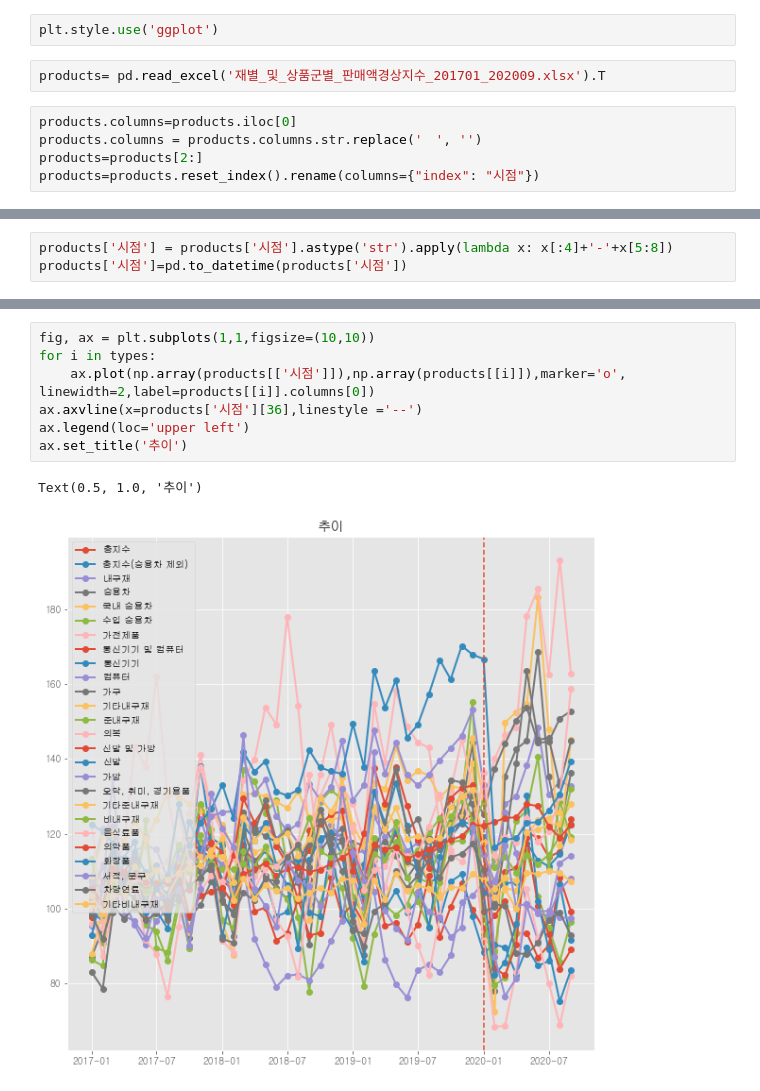
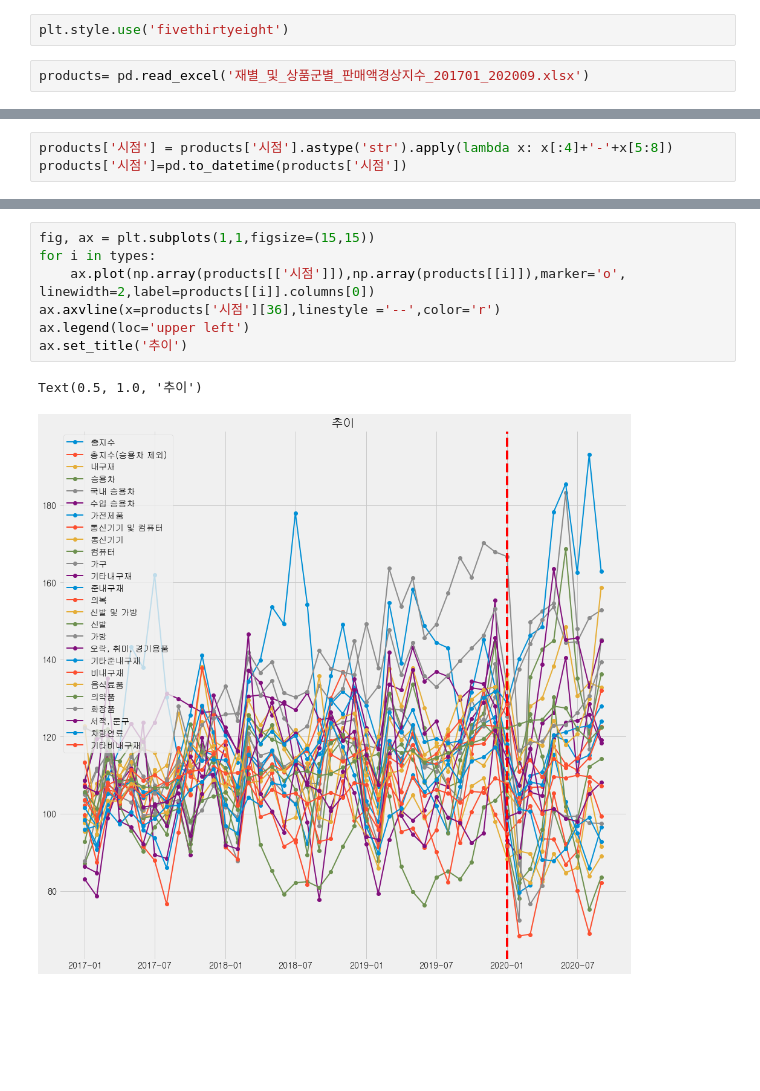
Before and after one commit to BaeHyungjun/TeamFPB, a Jupyter notebook: 강민석/상품군별.ipynb, the cells around one changed output, grey strips where cells are left out. Saved outputs shown, nothing was run; the diff lists cells and outputs as text; blank space fills up the shorter version.

```diff
--- a/강민석/상품군별.ipynb
+++ b/강민석/상품군별.ipynb
@@ -12,11 +12,6 @@ import warnings
 warnings.filterwarnings('ignore')
 import datetime as dt
 # %%
-plt.style.use('ggplot')
+plt.style.use('fivethirtyeight')
 # %%
-products= pd.read_excel('재별_및_상품군별_판매액경상지수_201701_202009.xlsx').T
+products= pd.read_excel('재별_및_상품군별_판매액경상지수_201701_202009.xlsx')
-# %%
-products.columns=products.iloc[0]
-products.columns = products.columns.str.replace('　', '')
-products=products[2:]
-products=products.reset_index().rename(columns={"index": "시점"})
@@ -68,13 +26,13 @@ types
 # %%
-fig, ax = plt.subplots(1,1,figsize=(10,10))
+fig, ax = plt.subplots(1,1,figsize=(15,15))
 for i in types:
     ax.plot(np.array(products[['시점']]),np.array(products[[i]]),marker='o', linewidth=2,label=products[[i]].columns[0])
-ax.axvline(x=products['시점'][36],linestyle ='--')
+ax.axvline(x=products['시점'][36],linestyle ='--',color='r')
 ax.legend(loc='upper left')
 ax.set_title('추이')
 # %% [output]
 Text(0.5, 1.0, '추이')
-[figure, old version]
+[figure, new version]
 # %%
 for i in types:
     fig, ax = plt.subplots(1,1,figsize=(14,5))
```
Also changed, not shown: parts of 10 cells of this notebook.
